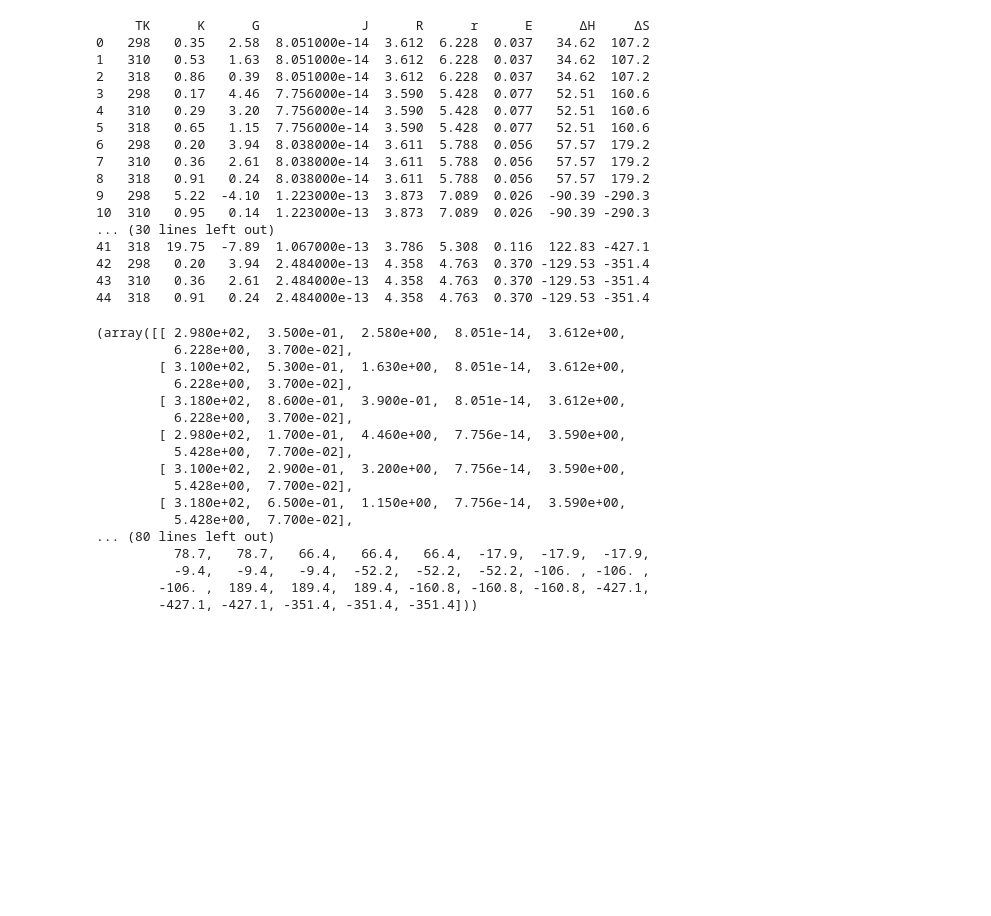
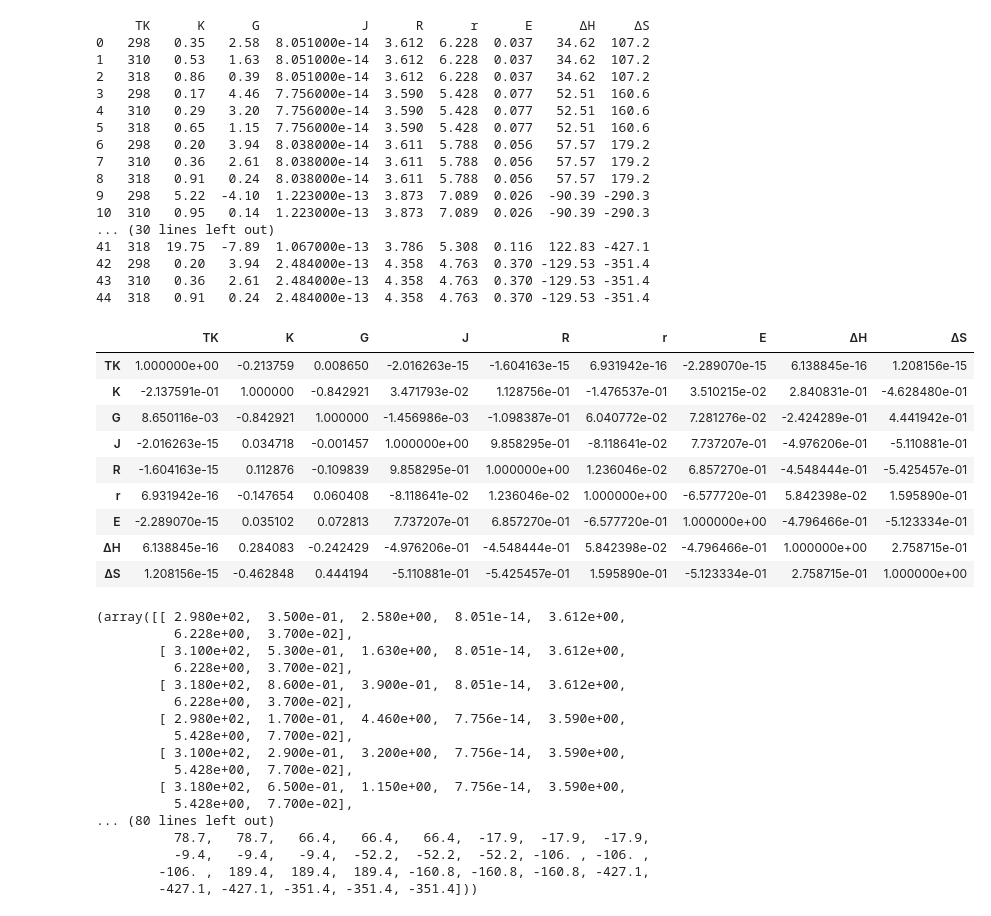
Before and after one commit to egdw/data_analyze, a Jupyter notebook: C-soft.ipynb, the cells around one changed output. Saved outputs shown, nothing was run; the diff lists cells and outputs as text; code cells hidden in the pictures; blank space fills up the shorter version.

```diff
--- a/C-soft.ipynb
+++ b/C-soft.ipynb
@@ -20,6 +20,19 @@ print(data)
 42  298   0.20   3.94  2.484000e-13  4.358  4.763  0.370 -129.53 -351.4
 43  310   0.36   2.61  2.484000e-13  4.358  4.763  0.370 -129.53 -351.4
 44  318   0.91   0.24  2.484000e-13  4.358  4.763  0.370 -129.53 -351.4
+# %%
+data.corr()
+# %% [output]
+|  | TK | K | G | J | R | r | E | ΔH | ΔS |
+| TK | 1.000000e+00 | -0.213759 | 0.008650 | -2.016263e-15 | -1.604163e-15 | 6.931942e-16 | -2.289070e-15 | 6.138845e-16 | 1.208156e-15 |
+| K | -2.137591e-01 | 1.000000 | -0.842921 | 3.471793e-02 | 1.128756e-01 | -1.476537e-01 | 3.510215e-02 | 2.840831e-01 | -4.628480e-01 |
+| G | 8.650116e-03 | -0.842921 | 1.000000 | -1.456986e-03 | -1.098387e-01 | 6.040772e-02 | 7.281276e-02 | -2.424289e-01 | 4.441942e-01 |
+| J | -2.016263e-15 | 0.034718 | -0.001457 | 1.000000e+00 | 9.858295e-01 | -8.118641e-02 | 7.737207e-01 | -4.976206e-01 | -5.110881e-01 |
+| R | -1.604163e-15 | 0.112876 | -0.109839 | 9.858295e-01 | 1.000000e+00 | 1.236046e-02 | 6.857270e-01 | -4.548444e-01 | -5.425457e-01 |
+| r | 6.931942e-16 | -0.147654 | 0.060408 | -8.118641e-02 | 1.236046e-02 | 1.000000e+00 | -6.577720e-01 | 5.842398e-02 | 1.595890e-01 |
+| E | -2.289070e-15 | 0.035102 | 0.072813 | 7.737207e-01 | 6.857270e-01 | -6.577720e-01 | 1.000000e+00 | -4.796466e-01 | -5.123334e-01 |
+| ΔH | 6.138845e-16 | 0.284083 | -0.242429 | -4.976206e-01 | -4.548444e-01 | 5.842398e-02 | -4.796466e-01 | 1.000000e+00 | 2.758715e-01 |
+| ΔS | 1.208156e-15 | -0.462848 | 0.444194 | -5.110881e-01 | -5.425457e-01 | 1.595890e-01 | -5.123334e-01 | 2.758715e-01 | 1.000000e+00 |
 # %%
 from sklearn.model_selection import train_test_split
 X = data.iloc[:,0:7]
```
Also changed, not shown: parts of 7 cells of this notebook, 4 other files.
